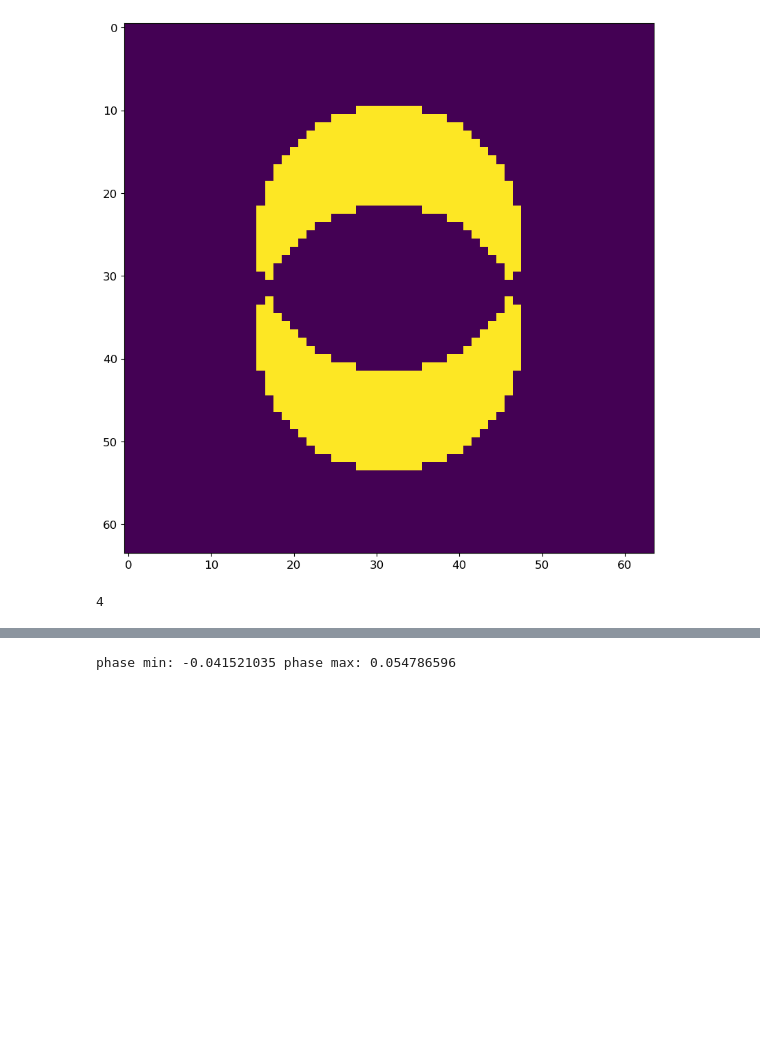
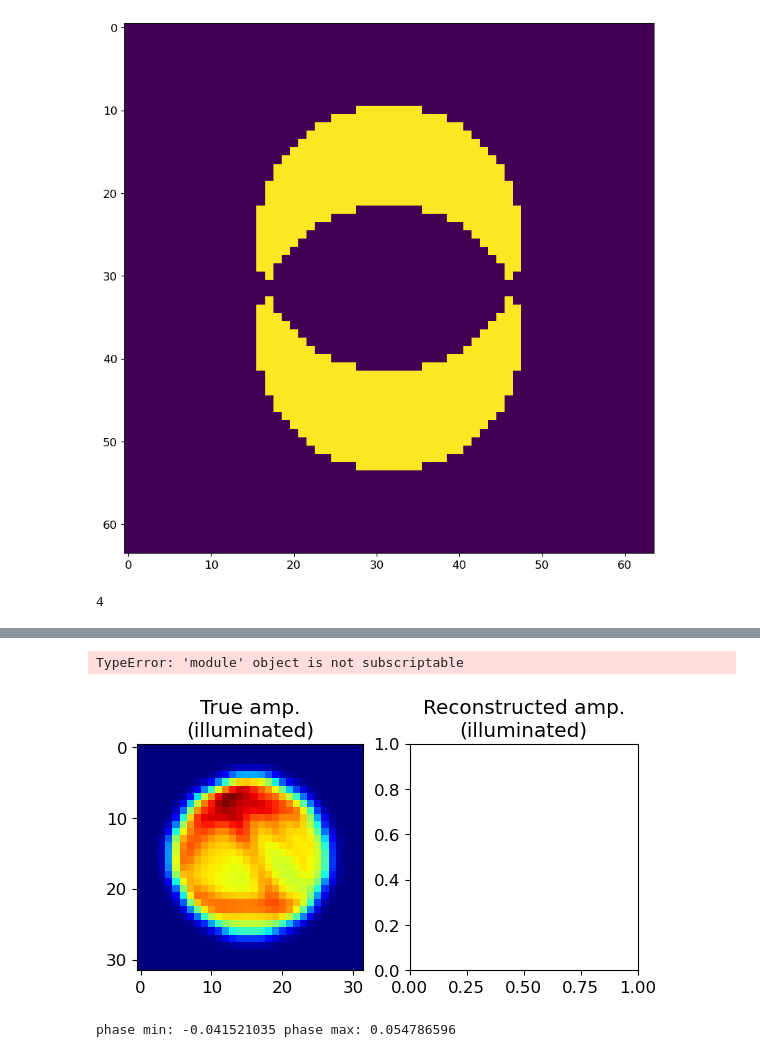
Before and after one commit to hoidn/PtychoPINN, a Jupyter notebook: notebooks/runscript.ipynb, the cells around one changed output, grey strips where cells are left out. Saved outputs shown, nothing was run; the diff lists cells and outputs as text; code cells hidden in the pictures; blank space fills up the shorter version.

Commit message:
Moved probe initialization outside of top level script

```diff
--- a/notebooks/runscript.ipynb
+++ b/notebooks/runscript.ipynb
@@ -239,5 +245,12 @@ Epoch 60/60
 WARNING:tensorflow:Found duplicated `Variable`s in Model's `weights`. This is usually caused by `Variable`s being shared by Layers in the Model. These `Variable`s will be treated as separate `Variable ...
 WARNING:tensorflow:Found duplicated `Variable`s in Model's `weights`. This is usually caused by `Variable`s being shared by Layers in the Model. These `Variable`s will be treated as separate `Variable ...
+# %%
+# Offset 4
+from ptycho import evaluation
+evaluation.summarize(10, a, b, X_test, Y_I_test, Y_phi_test, probe, 0)
+# %% [output]
+TypeError: 'module' object is not subscriptable
+[figure, added]
 # %%
 # Offset 4
 from ptycho import evaluation
```
Also changed, not shown: parts of 7 cells of this notebook, 1 other file.
